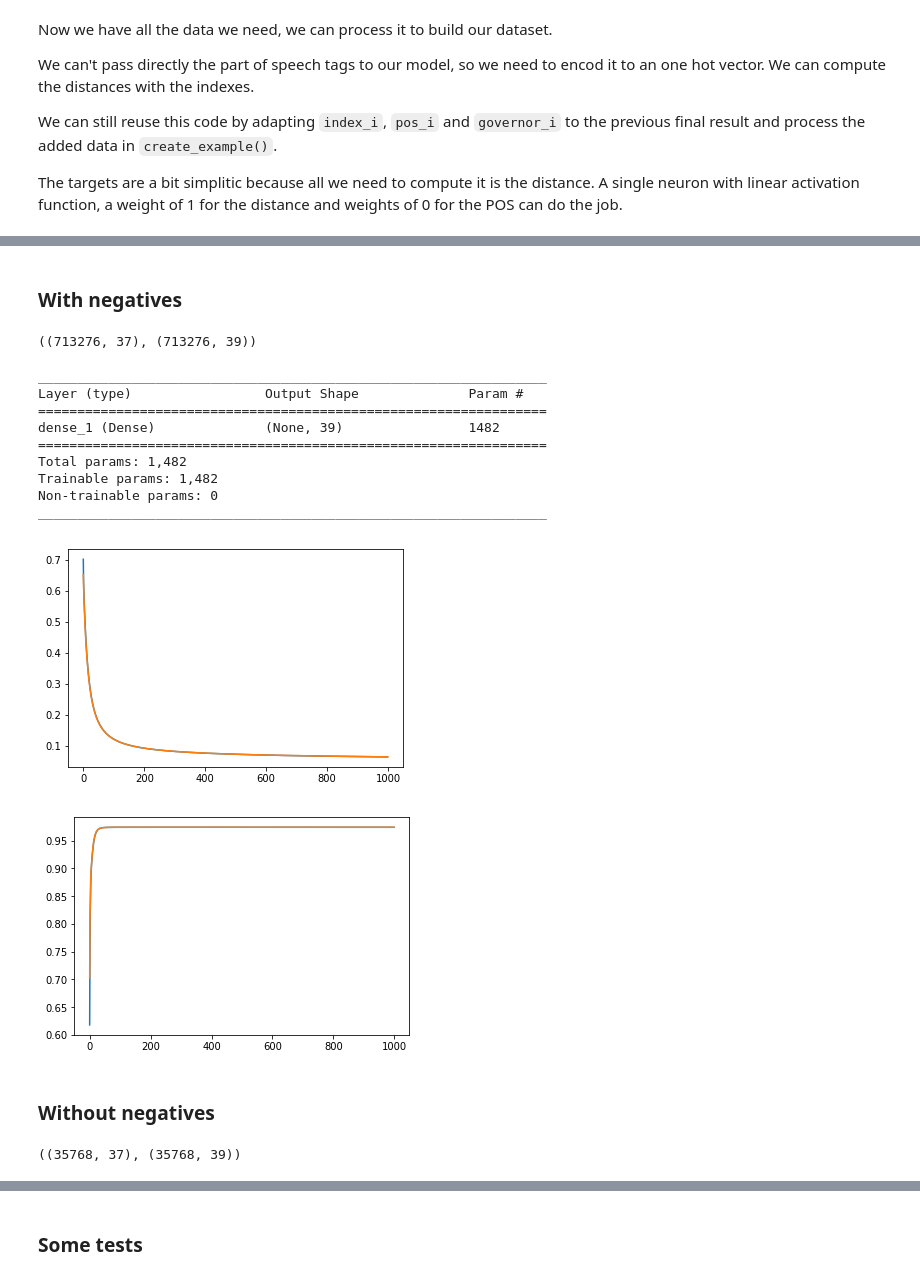
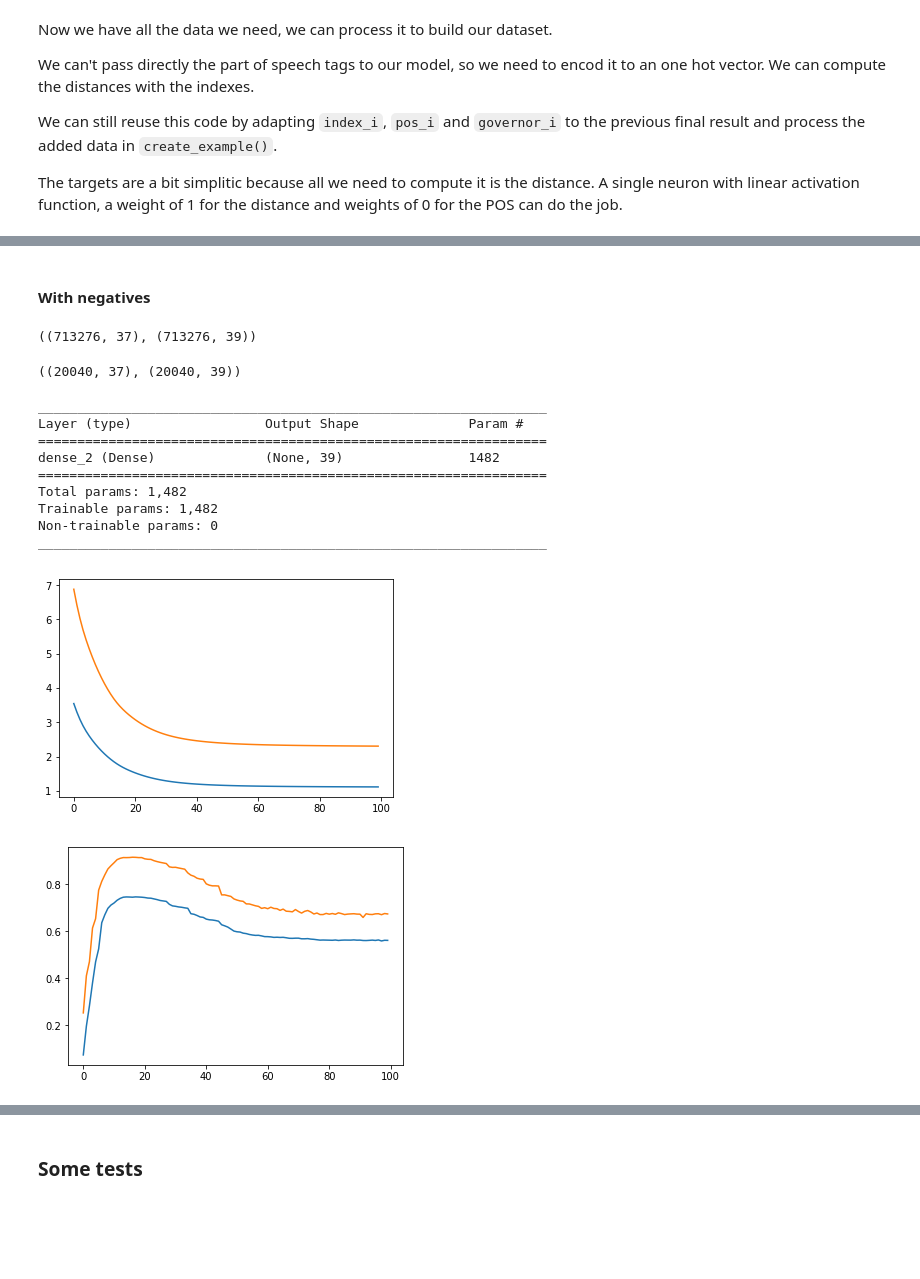
Before and after one commit to LouisGerard/Eisner, a Jupyter notebook: Eisner.ipynb, the cells around one changed output, grey strips where cells are left out. Saved outputs shown, nothing was run; the diff lists cells and outputs as text; code cells hidden in the pictures; blank space fills up the shorter version.

```diff
--- a/Eisner.ipynb
+++ b/Eisner.ipynb
@@ -259,48 +125,45 @@ def create_dataset(sentences, with_negatives=False):
 # %% [markdown]
-### With negatives
+#### With negatives
-# %%
-x, y = create_dataset(sentences, True)
-x_train, x_test, y_train, y_test = train_test_split(x, y, test_size=0.3)
-x.shape, y.shape
-# %% [output]
-((713276, 37), (713276, 39))
+# %%
+x_train_n, y_train_n = utils.create_dataset(f1.sentences_fr_train, f1, with_negatives=True)
+x_train_n.shape, y_train_n.shape
+# %% [output]
+((713276, 37), (713276, 39))
+# %%
+x_test_, y_test_ = utils.create_dataset(f1.sentences_fr_test, f1, with_negatives=True)
+x_test_.shape, y_test_.shape
+# %% [output]
+((20040, 37), (20040, 39))
 # %%
-model = keras.models.Sequential()
-model.add(keras.layers.Dense(39, activation='sigmoid', input_dim=37))
+model_n = keras.models.Sequential()
+model_n.add(keras.layers.Dense(39, activation='softplus', input_dim=37))
 
 tensorboard = keras.callbacks.TensorBoard(log_dir="logs/{}".format(time.time()))
+opt = keras.optimizers.Adam(lr=0.0001)
 
-model.compile('sgd', 'binary_crossentropy', metrics=['accuracy'])
-model.summary()
+model_n.compile(opt, 'categorical_crossentropy', metrics=['accuracy'])
+model_n.summary()
 # %% [output]
 _________________________________________________________________
 Layer (type)                 Output Shape              Param #
 =================================================================
-dense_1 (Dense)              (None, 39)                1482
+dense_2 (Dense)              (None, 39)                1482
 =================================================================
 Total params: 1,482
 Trainable params: 1,482
 Non-trainable params: 0
 _________________________________________________________________
 # %%
-h = model.fit(x_train, y_train, epochs=1000, batch_size=1024, validation_data=(x_test, y_test), verbose=0, callbacks=[tensorboard])
+h = model_n.fit(x_train_n, y_train_n, epochs=100, batch_size=1024, validation_data=(x_test_n, y_test_n), verbose=0, callbacks=[tensorboard])
 
 x_plt = np.arange(len(h.history['loss']))
 plt.plot(x_plt, h.history['loss'], label='train')
 plt.plot(x_plt, h.history['val_loss'], label='test')
 plt.show()
 
 plt.plot(x_plt, h.history['acc'], label='train')
 plt.plot(x_plt, h.history['val_acc'], label='test')
 plt.show()
 # %% [output]
-[figure, old version]
+[figure, new version]
-[figure, old version]
+[figure, new version]
-# %% [markdown]
-### Without negatives
-# %%
-x, y = create_dataset(sentences)
-x_train, x_test, y_train, y_test = train_test_split(x, y, test_size=0.3)
-x.shape, y.shape
-# %% [output]
-((35768, 37), (35768, 39))
```
Also changed, not shown: parts of 66 cells of this notebook, 5 other files.
